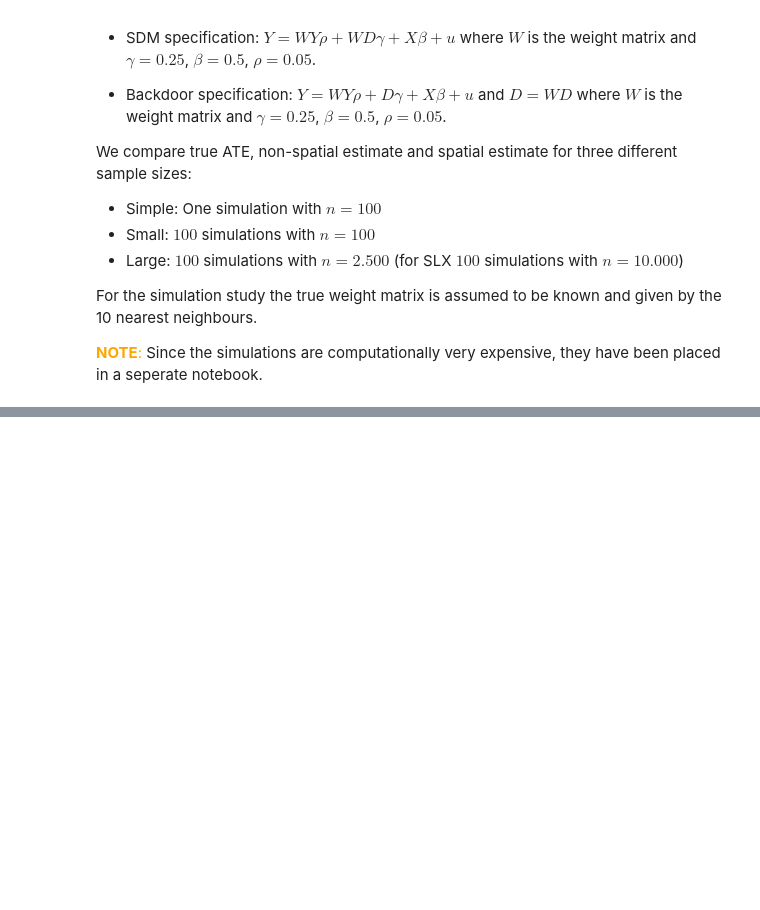
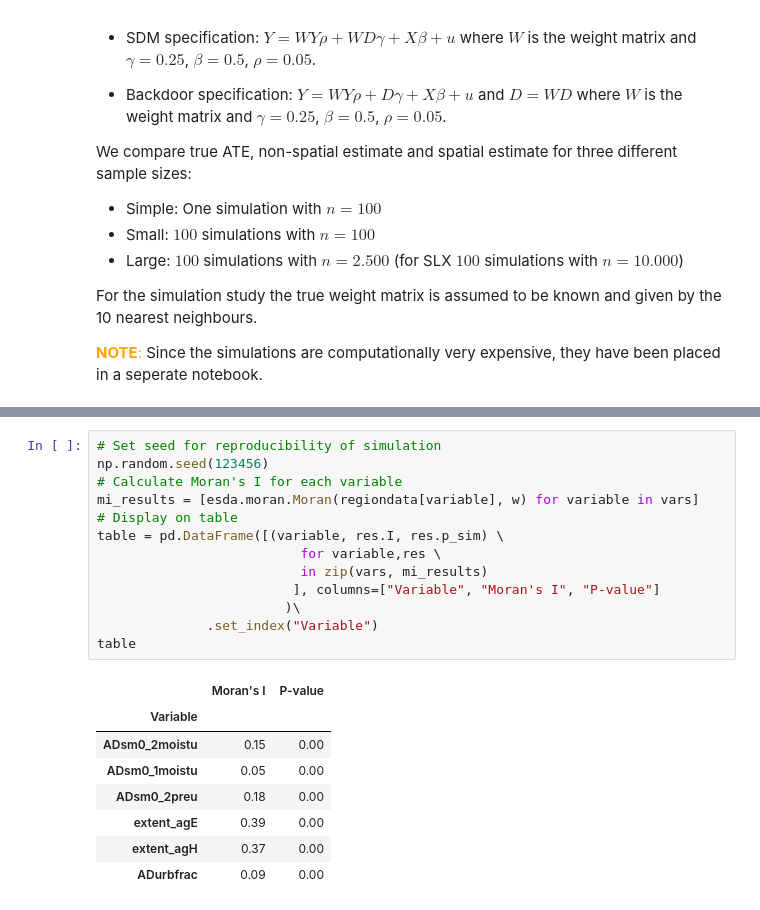
Before and after one commit to pcschreiber1/Henderson_2017_Replication, a Jupyter notebook: Replication notebook.ipynb, the cells around one changed output, grey strips where cells are left out. Cells and saved outputs as stored; diff of their text form; blank space fills up the shorter version.

```diff
--- a/Replication notebook.ipynb
+++ b/Replication notebook.ipynb
@@ -613,0 +652,22 @@ Now, with this preliminary evidence of spatial patterns, we would like to formal
+# %%
+# Set seed for reproducibility of simulation
+np.random.seed(123456)
+# Calculate Moran's I for each variable
+mi_results = [esda.moran.Moran(regiondata[variable], w) for variable in vars]
+# Display on table
+table = pd.DataFrame([(variable, res.I, res.p_sim) \
+                          for variable,res \
+                          in zip(vars, mi_results)
+                         ], columns=["Variable", "Moran's I", "P-value"]
+                        )\
+              .set_index("Variable")
+table
+# %% [output]
+|  | Moran's I | P-value |
+| Variable |  |  |
+| ADsm0_2moistu | 0.15 | 0.00 |
+| ADsm0_1moistu | 0.05 | 0.00 |
+| ADsm0_2preu | 0.18 | 0.00 |
+| extent_agE | 0.39 | 0.00 |
+| extent_agH | 0.37 | 0.00 |
+| ADurbfrac | 0.09 | 0.00 |
```
Also changed, not shown: parts of 21 cells of this notebook.
